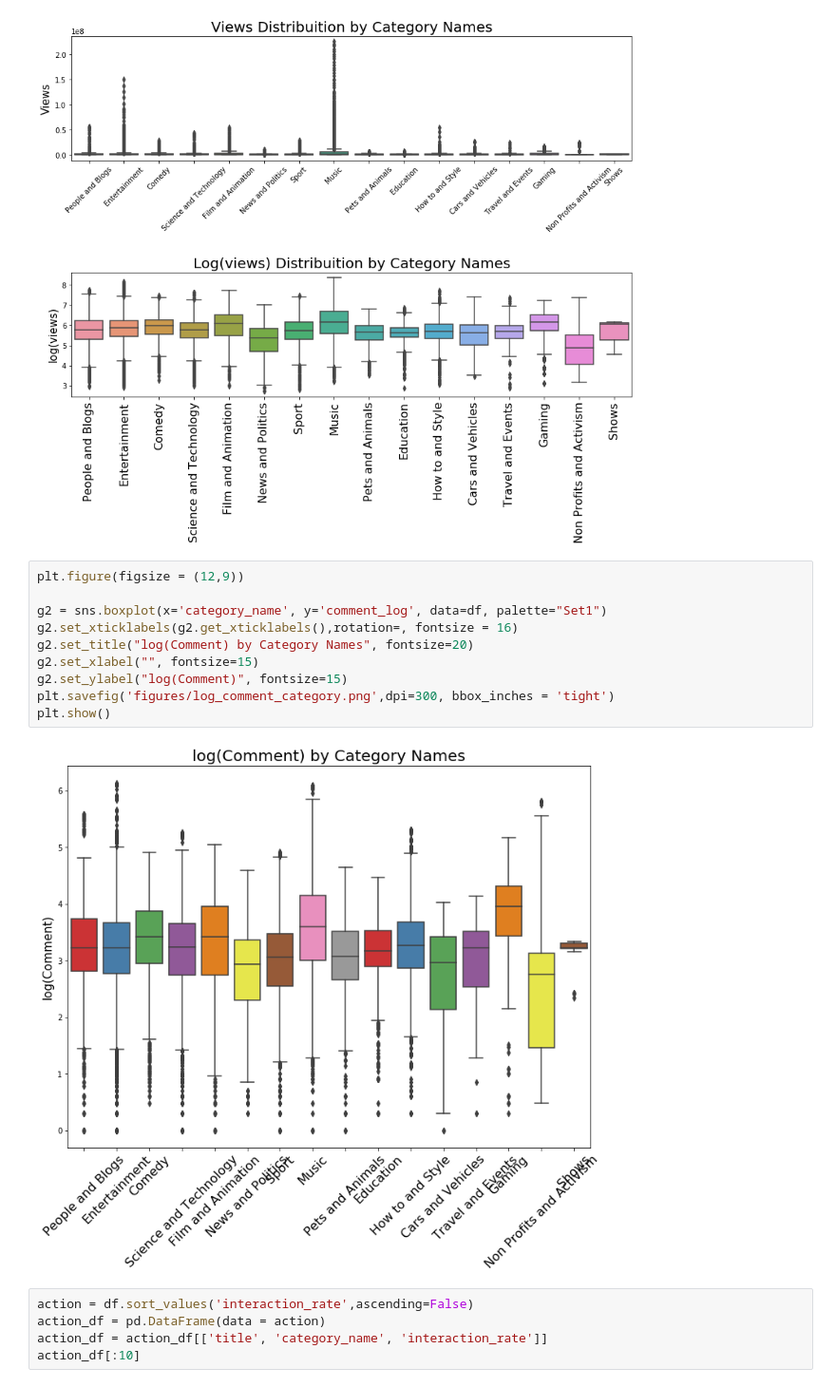
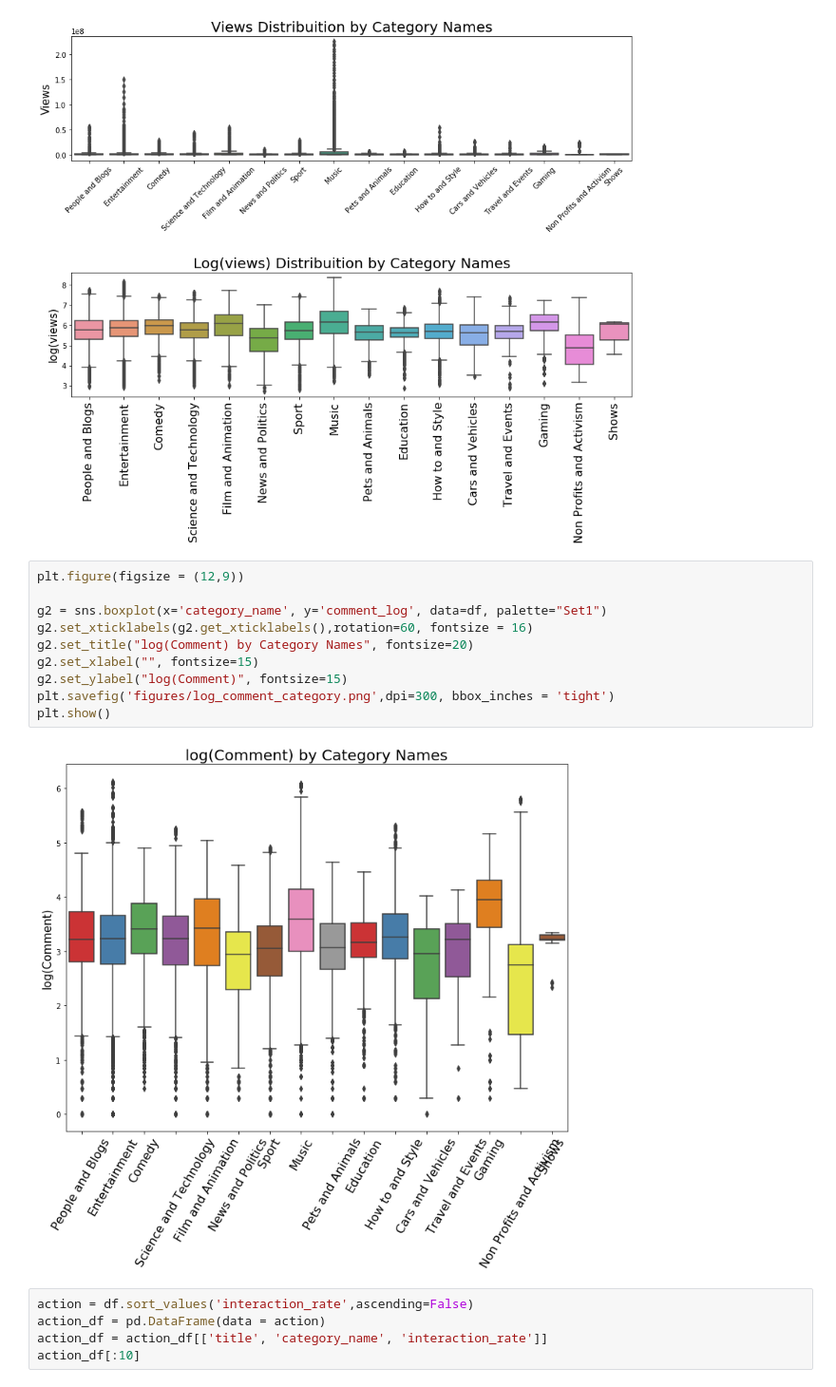
Before and after one commit to tongxinw/YouTube_video_analysis, a Jupyter notebook: process.ipynb, the cells around one changed output. Shown at 95% size. Cells and saved outputs as stored; diff of their text form.

```diff
--- a/process.ipynb
+++ b/process.ipynb
@@ -276,15 +276,15 @@ plt.show()
 # %%
 plt.figure(figsize = (12,9))
 
 g2 = sns.boxplot(x='category_name', y='comment_log', data=df, palette="Set1")
-g2.set_xticklabels(g2.get_xticklabels(),rotation=, fontsize = 16)
+g2.set_xticklabels(g2.get_xticklabels(),rotation=60, fontsize = 16)
 g2.set_title("log(Comment) by Category Names", fontsize=20)
 g2.set_xlabel("", fontsize=15)
 g2.set_ylabel("log(Comment)", fontsize=15)
 plt.savefig('figures/log_comment_category.png',dpi=300, bbox_inches = 'tight')
 plt.show()
 # %% [output]
-[figure, old version]
+[figure, new version]
 # %%
 action = df.sort_values('interaction_rate',ascending=False)
 action_df = pd.DataFrame(data = action)
```
